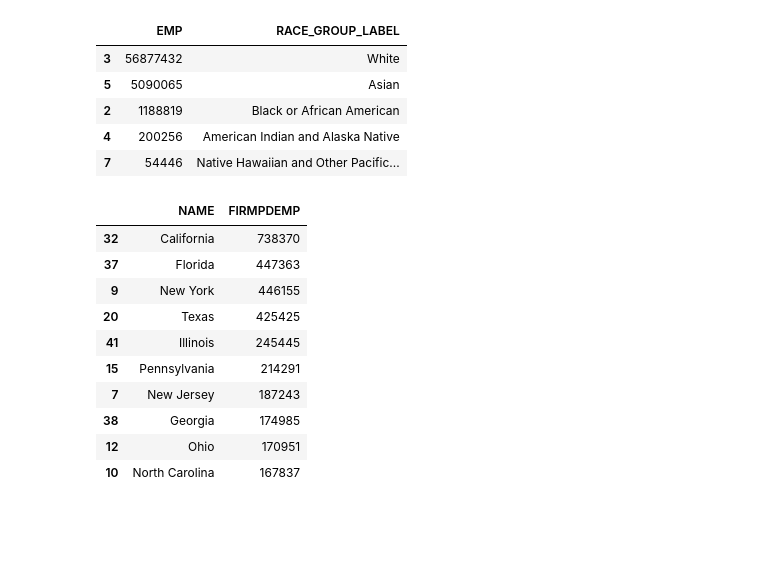
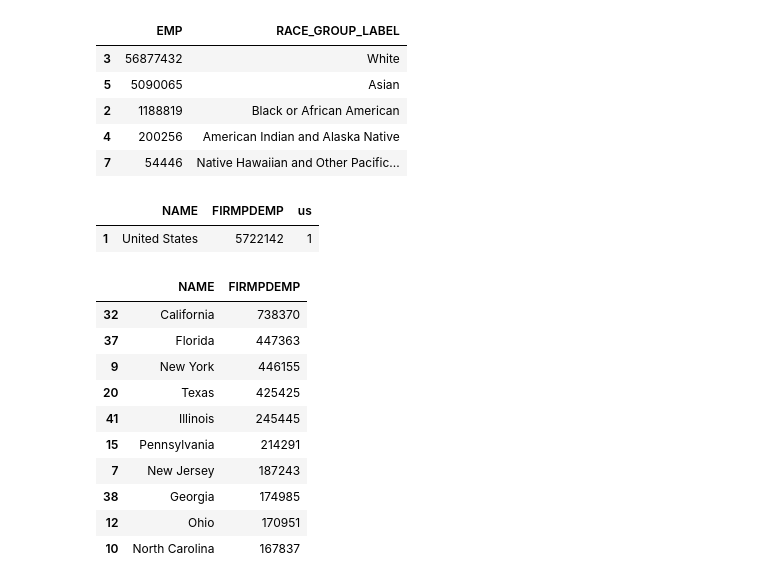
Before and after one commit to ahadh762/Census-Data-API-Group-Assessment, a Jupyter notebook: company_summary.ipynb, the cells around one changed output. Saved outputs shown, nothing was run; the diff lists cells and outputs as text; code cells hidden in the pictures; blank space fills up the shorter version.

```diff
--- a/company_summary.ipynb
+++ b/company_summary.ipynb
@@ -97,6 +91,21 @@ df
 | 2 | 1188819 | Black or African American |
 | 4 | 200256 | American Indian and Alaska Native |
 | 7 | 54446 | Native Hawaiian and Other Pacific... |
+# %%
+labels = 'NAME,FIRMPDEMP'
+
+data_group = '&for=us'
+
+API_key = '&key=1ba63b3df04e1bd07755febe18f836df1b86fc9f'
+
+df = pd.read_json(f'https://api.census.gov/data/2018/abscs?get={labels}{data_group}{API_key}')
+new_header = df.iloc[0] #grab the first row for the header
+df = df[1:] #take the data after the header row
+df.columns = new_header #set the header row as the df header
+df
+# %% [output]
+|  | NAME | FIRMPDEMP | us |
+| 1 | United States | 5722142 | 1 |
 # %%
 labels = 'NAME,FIRMPDEMP'
 
```
Also changed, not shown: parts of 4 cells of this notebook.
